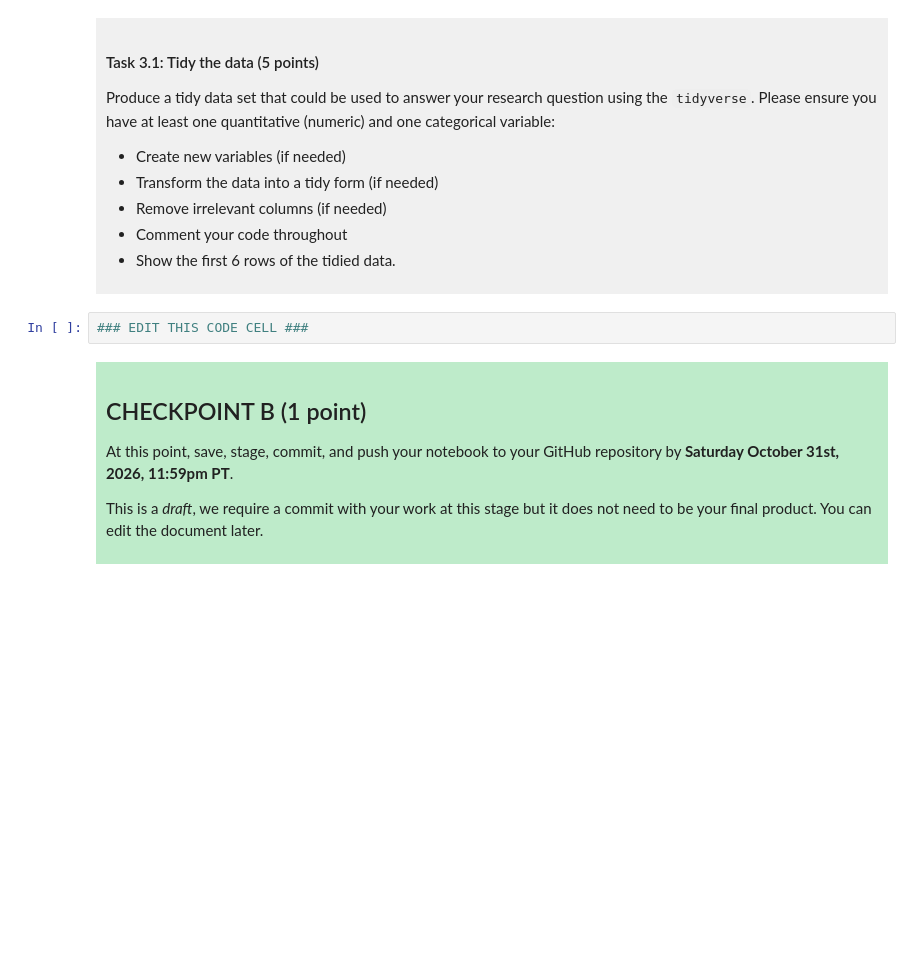
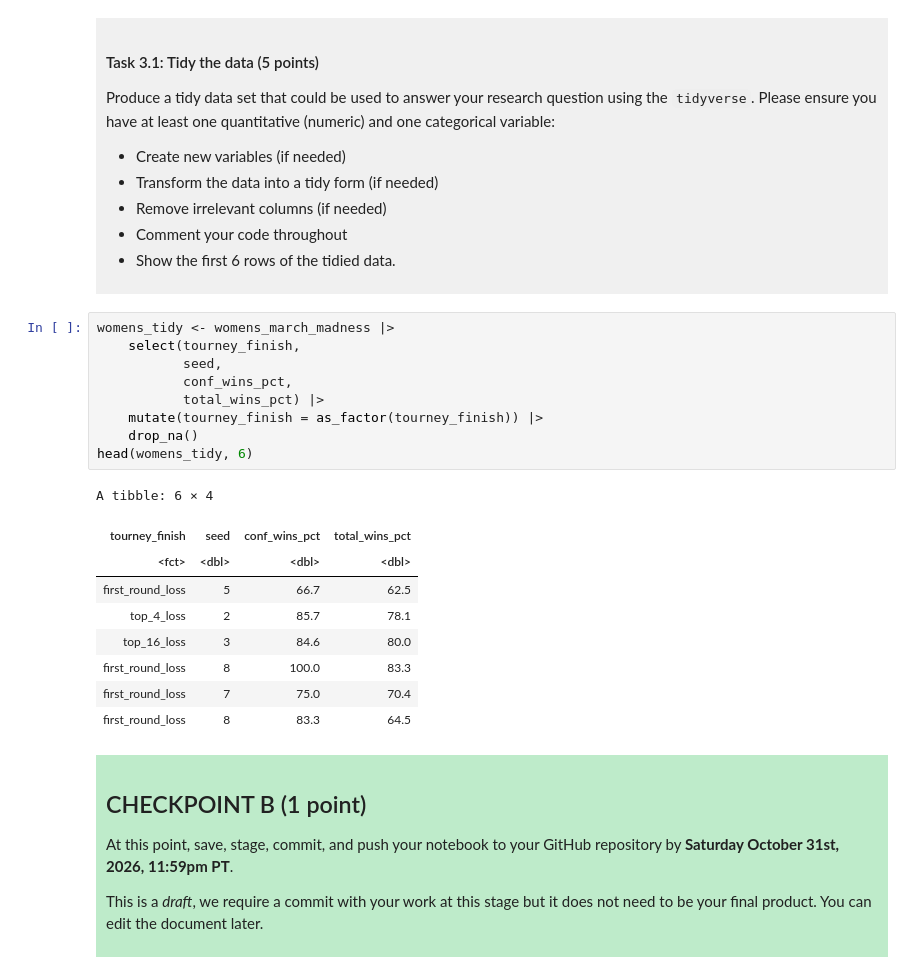
Before and after one commit to lianasd811/dsci-100-project-liana-sakaideruga, a Jupyter notebook: dsci-100-project-notebook.ipynb, the cells around one changed output. Drawn from its saved outputs; the diff is of its cells as text; blank space fills up the shorter version.

```diff
--- a/dsci-100-project-notebook.ipynb
+++ b/dsci-100-project-notebook.ipynb
@@ -189,7 +219,24 @@ Produce a tidy data set that could be used to answer your research question usin
 
 </div>
 # %%
-### EDIT THIS CODE CELL ###
+womens_tidy <- womens_march_madness |>
+    select(tourney_finish,
+           seed,
+           conf_wins_pct,
+           total_wins_pct) |>
+    mutate(tourney_finish = as_factor(tourney_finish)) |>
+    drop_na()
+head(womens_tidy, 6)
+# %% [output]
+A tibble: 6 × 4
+| tourney_finish | seed | conf_wins_pct | total_wins_pct |
+| <fct> | <dbl> | <dbl> | <dbl> |
+| first_round_loss | 5 | 66.7 | 62.5 |
+| top_4_loss | 2 | 85.7 | 78.1 |
+| top_16_loss | 3 | 84.6 | 80.0 |
+| first_round_loss | 8 | 100.0 | 83.3 |
+| first_round_loss | 7 | 75.0 | 70.4 |
+| first_round_loss | 8 | 83.3 | 64.5 |
 # %% [markdown]
 <div style="background-color: #beebca; padding: 10px;">
 
```
Also changed, not shown: parts of 3 cells of this notebook.
